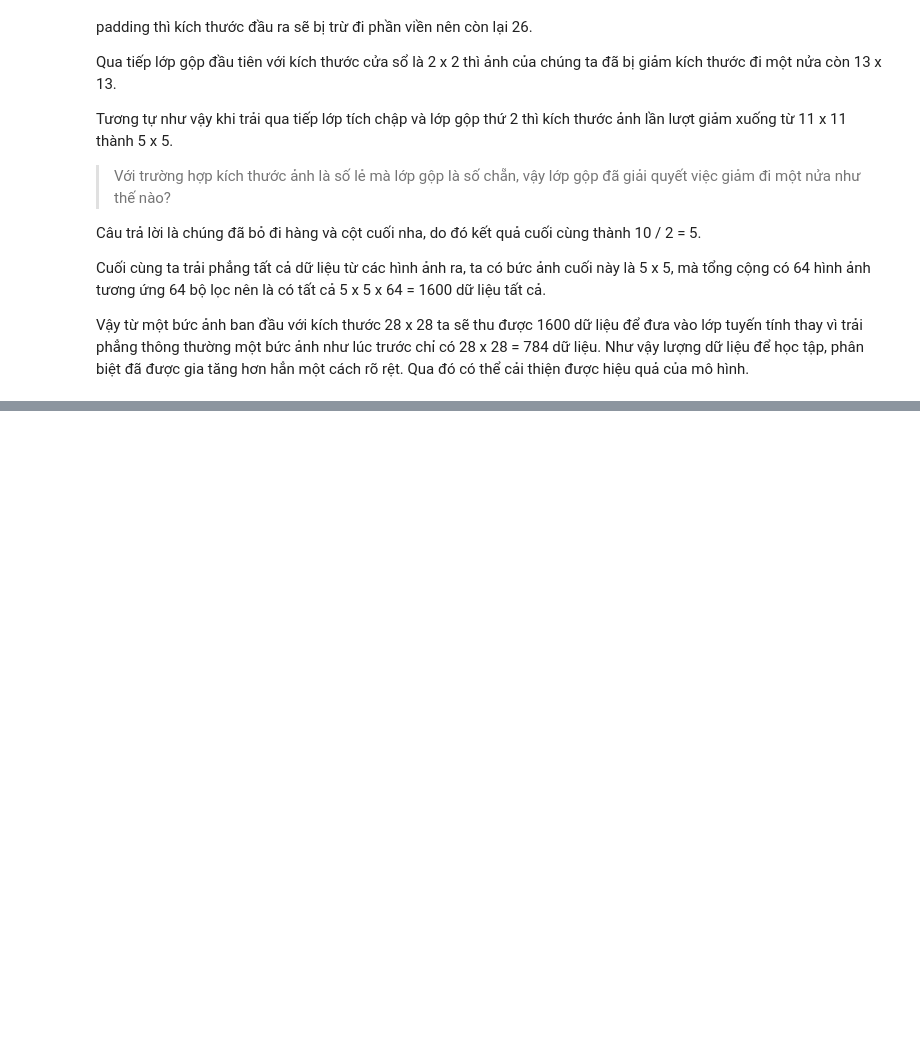
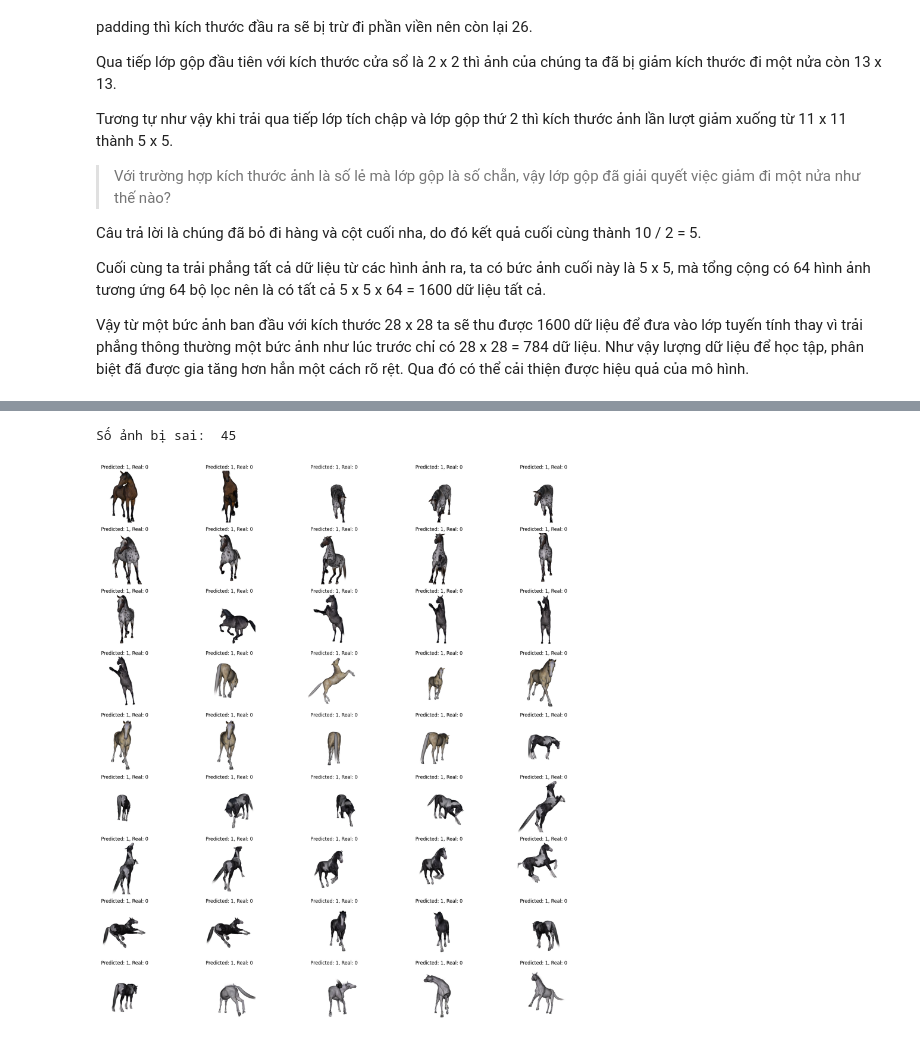
Before and after one commit to brianhuster/AI_and_Machine_Learning_for_Coders, a Jupyter notebook: Chapter3_Going_Beyond_the_Basics_Detecting_Features_in_Images.ipynb, the cells around one changed output, grey strips where cells are left out. Saved outputs shown, nothing was run; the diff lists cells and outputs as text; code cells hidden in the pictures; blank space fills up the shorter version.

```diff
--- a/Chapter3_Going_Beyond_the_Basics_Detecting_Features_in_Images.ipynb
+++ b/Chapter3_Going_Beyond_the_Basics_Detecting_Features_in_Images.ipynb
@@ -395,0 +560,5 @@ Cuối cùng ta trải phẳng tất cả dữ liệu từ các hình ảnh ra,
+# %%
+# Kết quả đánh giá trên tập val
+result = model.evaluate(validation_generator)
+for i,m in enumerate(model.metrics_names):
+  print(f"Kết quả đánh giá {m} trên tập val: {result[i]}")
@@ -395,0 +590,10 @@ Cuối cùng ta trải phẳng tất cả dữ liệu từ các hình ảnh ra,
+# %%
+# Chuyển sigmoid đầu ra thành nhãn nhị phân
+y_pred = (model.predict(validation_generator) > 0.5).astype(int).flatten()
+
+# Nhãn thực tế từ generator
+y_true = validation_generator.classes
+
+# Kiểm tra độ chính xác
+accuracy = np.mean(y_pred == y_true)
+print(f"Accuracy (manual): {accuracy * 100:.2f}%")
@@ -395,0 +604,37 @@ Cuối cùng ta trải phẳng tất cả dữ liệu từ các hình ảnh ra,
+# %%
+import numpy as np
+import matplotlib.pyplot as plt
+
+# Lấy đường dẫn file và hình ảnh từ generator
+filepaths = validation_generator.filepaths
+
+# Tìm các ảnh bị dự đoán sai
+incorrect_indices = np.where(y_pred != y_true)[0]  # Chỉ số ảnh bị sai
+print("Số ảnh bị sai: ", len(incorrect_indices))
+
+incorrect_filepaths = [filepaths[i] for i in incorrect_indices]
+
+# Hiển thị ảnh bị dự đoán sai
+n_cols = 5
+
+# Tính số hàng của biểu đồ một cách linh động
+if len(incorrect_indices) % n_cols == 0:
+    n_rows = len(incorrect_indices) // n_cols
+else:
+    n_rows = len(incorrect_indices) // n_cols + 1
+
+fig, axs = plt.subplots(n_rows, n_cols, figsize=(20, 20))
+axs = axs.flatten()
+
+for i, idx in enumerate(incorrect_indices):  # Hiển thị các ảnh sai
+    # Đọc ảnh từ đường dẫn
+    img = plt.imread(filepaths[idx])
+    axs[i].imshow(img)
+    axs[i].set_title(f"Predicted: {y_pred[idx]}, Real: {y_true[idx]}")
+    axs[i].axis('off')
+
+plt.tight_layout()
+plt.show()
+# %% [output]
+Số ảnh bị sai:  45
+[figure, added]
```
Also changed, not shown: parts of 24 cells of this notebook.
